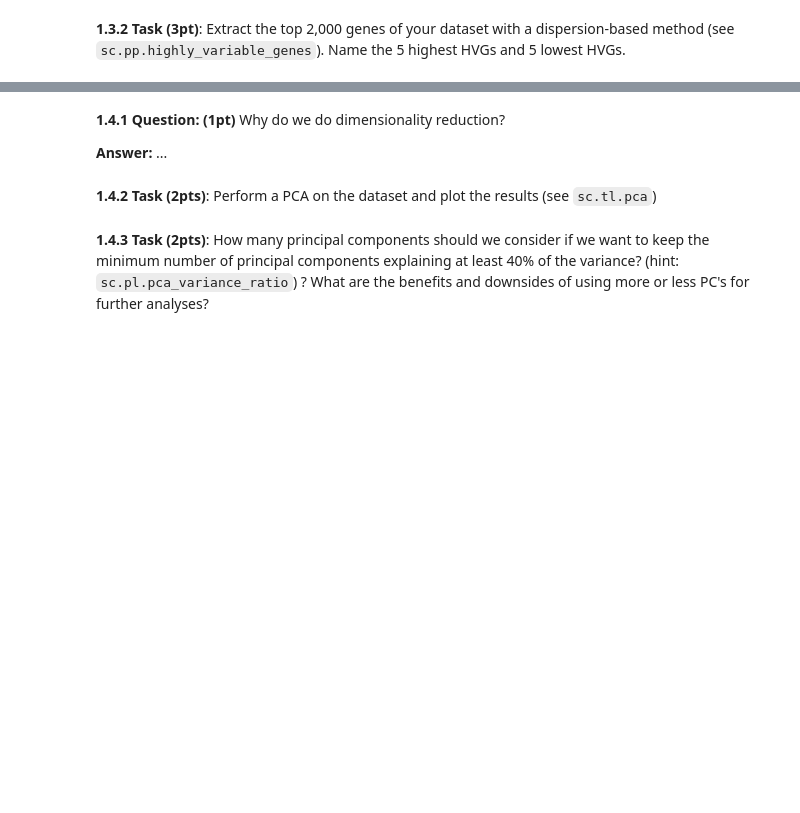
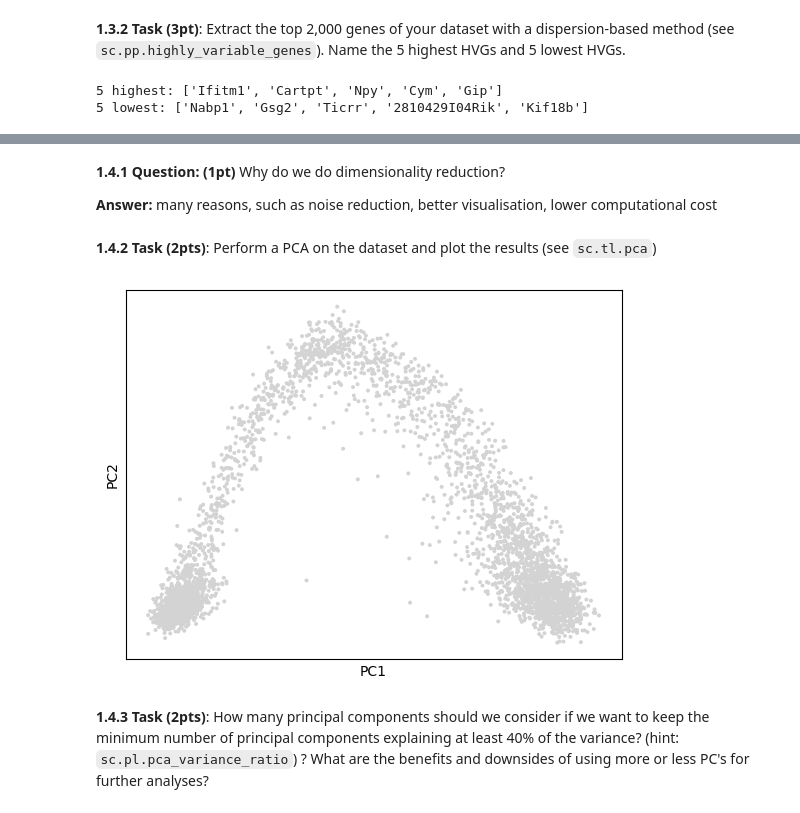
Before and after one commit to emmangoo/gobi, a Jupyter notebook: Semester/Exercise2/20251104_single_cell_analysis_course_exercises_students.ipynb, the cells around one changed output, grey strips where cells are left out. Cells and saved outputs as stored; diff of their text form; code cells hidden in the pictures; blank space fills up the shorter version.

```diff
--- a/Semester/Exercise2/20251104_single_cell_analysis_course_exercises_students.ipynb
+++ b/Semester/Exercise2/20251104_single_cell_analysis_course_exercises_students.ipynb
@@ -169,3 +185,9 @@ Here we will use a dispersion-based method to extract HVGs. This method first ca
+# %%
+hvg = adata.var.sort_values(by='dispersions_norm', ascending=False)
+print(f'5 highest: {hvg.head(5).index.tolist()} \n5 lowest: {hvg.tail(5).index.tolist()}')
+# %% [output]
+5 highest: ['Ifitm1', 'Cartpt', 'Npy', 'Cym', 'Gip']
+5 lowest: ['Nabp1', 'Gsg2', 'Ticrr', '2810429I04Rik', 'Kif18b']
 # %% [markdown]
 ## 1.4 PCA (5pts)
 
@@ -179,6 +201,6 @@ The figure below shows the concepts of PCA in a nutshell.
 # %% [markdown]
 **1.4.1 Question: (1pt)** Why do we do dimensionality reduction?
 
-**Answer:** ...
+**Answer:** many reasons, such as noise reduction, better visualisation, lower computational cost
 # %% [markdown]
 **1.4.2 Task (2pts)**: Perform a PCA on the dataset and plot the results (see `sc.tl.pca`)
@@ -187,3 +207,9 @@ The figure below shows the concepts of PCA in a nutshell.
+# %%
+# done: Add code
+sc.tl.pca(adata)
+sc.pl.pca_scatter(adata)
+# %% [output]
+[figure, added]
 # %% [markdown]
 
 **1.4.3 Task (2pts)**: How many principal components should we consider if we want to keep the minimum number of principal components explaining at least 40% of the variance? (hint: `sc.pl.pca_variance_ratio`) ? What are the benefits and downsides of using more or less PC's for further analyses?
```
Also changed, not shown: parts of 19 cells of this notebook.
